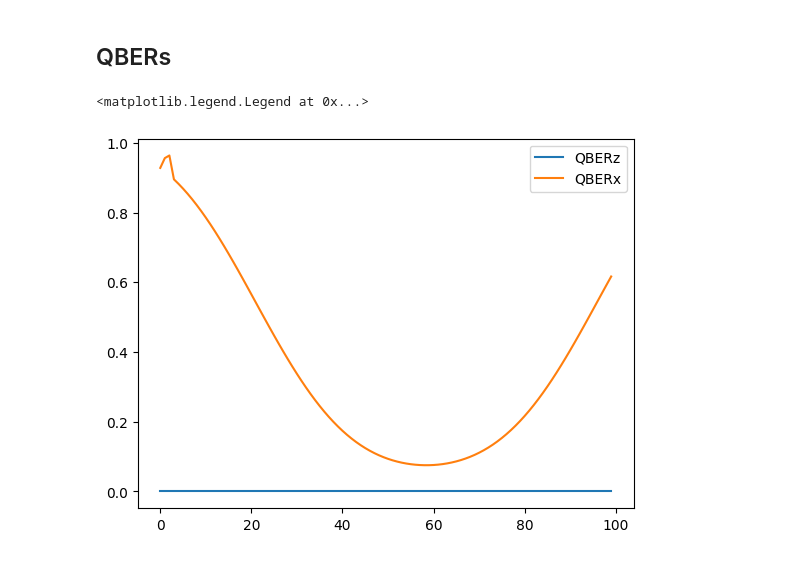
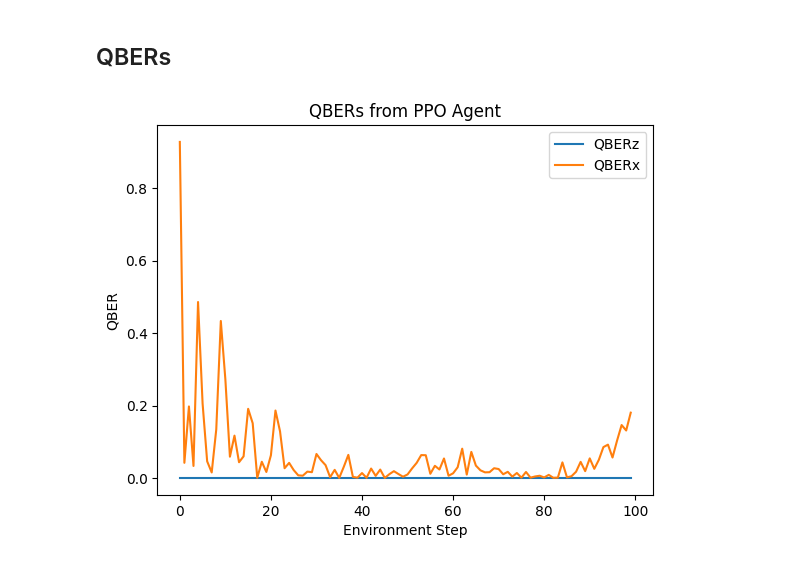
Before and after one commit to callmechristian/qnctrl, a Jupyter notebook: RL_PPO_continous.ipynb, the cells around one changed output. Cells and saved outputs as stored; diff of their text form; code cells hidden in the pictures.

```diff
--- a/RL_PPO_continous.ipynb
+++ b/RL_PPO_continous.ipynb
@@ -235,6 +268,8 @@ def average_last_n(lst, n=100):
     return sum(lst[-n:])/n
 # %%
 from tqdm import tqdm
+import datetime
+
 pbar = tqdm(range(EPISODES))
 
 rewards = []
@@ -248,13 +283,15 @@ for epoch in pbar:
     num_episodes = 0
     # Iterate over the steps of each epoch
     for t in range(ENV_MAX_STEPS):
-        # Get the logits, action, and take one step in the environment
+        # Get the logprobability of the action, action, and take one step in the environment
         prev_observation = tf.expand_dims(
             tf.convert_to_tensor(prev_observation), 0
         )
-        logits, action = sample_action(prev_observation)
-        # print(action[0].numpy())
-        observation_new, reward, done = env.step(a_alice=[action[0].numpy(), 0, 0, 0])
+
+        action, logprobability_t = sample_action(prev_observation)
+        env_actions_converted = action[0].numpy()
+
+        observation_new, reward, done = env.step(a_alice=[env_actions_converted[0], 0, 0, 0])
         episode_return += reward
         episode_length += 1
         # for latency
@@ -262,9 +299,8 @@ for epoch in pbar:
             observation_new = np.concatenate(observation_new).flatten().tolist()
         observation_new.append(env.get_info())
 
-        # Get the value and log-probability of the action
+        # Get the value of the action
         value_t = critic(prev_observation)
-        logprobability_t = logprobabilities(logits, action)
 
         # Store obs, act, rew, v_t, logp_pi_t
         buffer.store(prev_observation, action, reward, value_t, logprobability_t)
@@ -321,3 +357,8 @@ for epoch in pbar:
 
     # Print mean return and length for each epoch
     pbar.set_description(f"Mean Return: {sum_return / num_episodes:.2f}. Mean Length: {sum_length / num_episodes:.2f} Baseline: {baseline_reward:.2f} Last (5): {average_last_n(ep_rewards, 5)}")
+
+# some params for saving
+total_training_time = pbar.format_dict['elapsed']
+avg_time_per_ep = total_training_time/num_episodes
+training_completed_timestamp = datetime.datetime.now()
@@ -341,36 +440,44 @@ plt.plot(rewards)
 done = False
 # env = reinit_env()
 prev_observation, _ = env.reset()
 prev_observation.append(env.get_info())
 episode_return, episode_length = 0, 0
 ______plot_qbers = []
 
+final_rewards = []
+
 while not done:
     # Convert observation to tensor and expand dimensions for the model
     if isinstance(prev_observation[0], list):
         prev_observation = np.concatenate(prev_observation).flatten().tolist()
     prev_observation = tf.expand_dims(tf.convert_to_tensor(prev_observation), 0)
 
     # Sample action from the current policy
-    logits, action = sample_action(prev_observation)
-
+    action, log_prob = sample_action(prev_observation)
+    env_actions_converted = action[0].numpy()
     # Take a step in the environment
-    observation_new, reward, done = env.step(a_alice=[action[0].numpy(), 0, 0, 0])
+    observation_new, reward, done = env.step(a_alice=[env_actions_converted[0], 0, 0, 0])
 
     ______plot_qbers.append(observation_new)
 
     episode_return += reward
     episode_length += 1
 
     # Update observation
     prev_observation=[]
     prev_observation = observation_new.copy()
     prev_observation.append(env.get_info())
 
 plt.figure()
 plt.clf()
+plt.title('QBERs from PPO Agent')
 plt.plot(______plot_qbers)
-plt.legend(["QBERz", "QBERx", "time shouldn't be here!"])
+plt.ylabel('QBER')
+plt.xlabel('Environment Step')
+plt.legend(["QBERz", "QBERx"])
+
+# Save the plot
+plot_filename = f"{save_dir}{uid}_QBERS.png"
+plt.savefig(plot_filename)
 # %% [output]
-<matplotlib.legend.Legend at 0x...>
-[figure, old version]
+[figure, new version]
```
Also changed, not shown: parts of 11 cells of this notebook, 4 other files.
